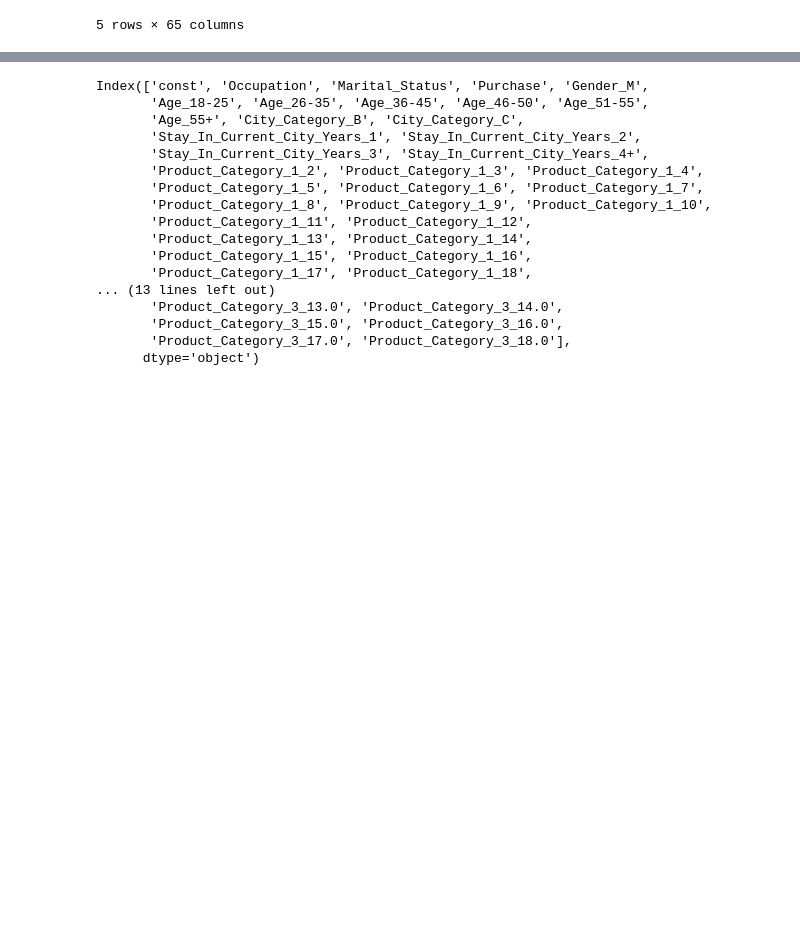
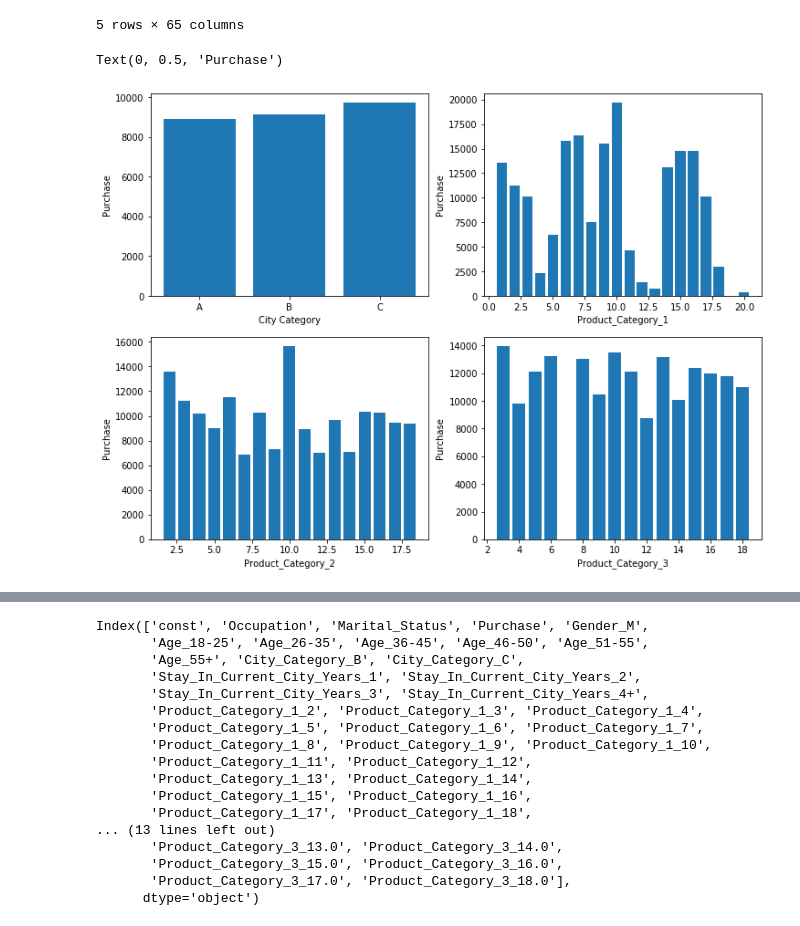
Before and after one commit to aakashpatel12345/FDMMLTraining, a Jupyter notebook: FDMMLTrainingDay5BlackFridaySales.ipynb, the cells around one changed output, grey strips where cells are left out. Drawn from its saved outputs; the diff is of its cells as text; code cells hidden in the pictures; blank space fills up the shorter version.

```diff
--- a/FDMMLTrainingDay5BlackFridaySales.ipynb
+++ b/FDMMLTrainingDay5BlackFridaySales.ipynb
@@ -7,7 +7,7 @@ import pandas as pd
 # %%
 ##Step 2
 # Importing the dataset
-dataset = pd.read_csv('./Datasets/black_friday_sales_train.csv')
+dataset = pd.read_csv('./data/black_friday_sales_train.csv')
 #x = dataset.iloc[:, :-1].values
 #y = dataset.iloc[:, -1].values
 # %%
@@ -104,6 +114,59 @@ dataEncoded.head()
 | 3 | 10 | 0 | 1057 | 0 | 0 | 0 | 0 | 0 | 0 | ... |
 | 4 | 16 | 0 | 7969 | 1 | 0 | 0 | 0 | 0 | 0 | ... |
 5 rows × 65 columns
+# %%
+#Plot the graphs
+plt.figure(figsize=(12,9))
+#plt.subplot(2,2,1)
+#plt.scatter(dataEncoded['Occupation'], dataEncoded['Purchase'])
+#plt.xlabel("Occupation")
+#plt.ylabel("Purchase")
+
+#plt.subplot(2,2,2)
+#plt.scatter(dataEncoded['Gender_M'], dataEncoded['Purchase'])
+#plt.xlabel("Gender")
+#plt.ylabel("Purchase")
+
+#plt.subplot(2,2,3)
+#plt.scatter(dataEncoded['Age_18-25'], dataEncoded['Purchase'])
+#plt.xlabel("Age_18-25")
+#plt.ylabel("Purchase")
+
+plt.subplot(2,2,1)
+plt.bar(list(set(dataset['City_Category'])),dataset.groupby('City_Category')["Purchase"].mean())
+plt.xlabel("City Category")
+plt.ylabel("Purchase")
+
+plt.subplot(2,2,2)
+plt.bar(list(set(dataset['Product_Category_1'])),dataset.groupby('Product_Category_1')["Purchase"].mean())
+plt.xlabel("Product_Category_1")
+plt.ylabel("Purchase")
+
+newlist = (2,3,4,5,6,7,8,9,10,11,12,13,14,15,16,17,18)
+plt.subplot(2,2,3)
+plt.bar(newlist,dataset.groupby('Product_Category_2')["Purchase"].mean())
+plt.xlabel("Product_Category_2")
+plt.ylabel("Purchase")
+
+newlist1 = (3,4,5,6,8,9,10,11,12,13,14,15,16,17,18)
+plt.subplot(2,2,4)
+plt.bar(newlist1,dataset.groupby('Product_Category_3')["Purchase"].mean())
+plt.xlabel("Product_Category_3")
+plt.ylabel("Purchase")
+
+#won't work because you don't don't have a y for every x
+#plt.subplot(2,2,3)
+#plt.bar(list(set(dataset['Product_Category_2'])),dataset.groupby('Product_Category_2')["Purchase"].mean())
+#plt.xlabel("Product_Category_2")
+#plt.ylabel("Purchase")
+
+#plt.subplot(2,2,4)
+#plt.bar(list(set(dataset['Product_Category_3'])),dataset.groupby('Product_Category_3')["Purchase"].mean())
+#plt.xlabel("Product_Category_3")
+#plt.ylabel("Purchase")
+# %% [output]
+Text(0, 0.5, 'Purchase')
+[figure, added]
 # %%
 import statsmodels.api as sm
 
```
Also changed, not shown: parts of 15 cells of this notebook, 10 other files.
